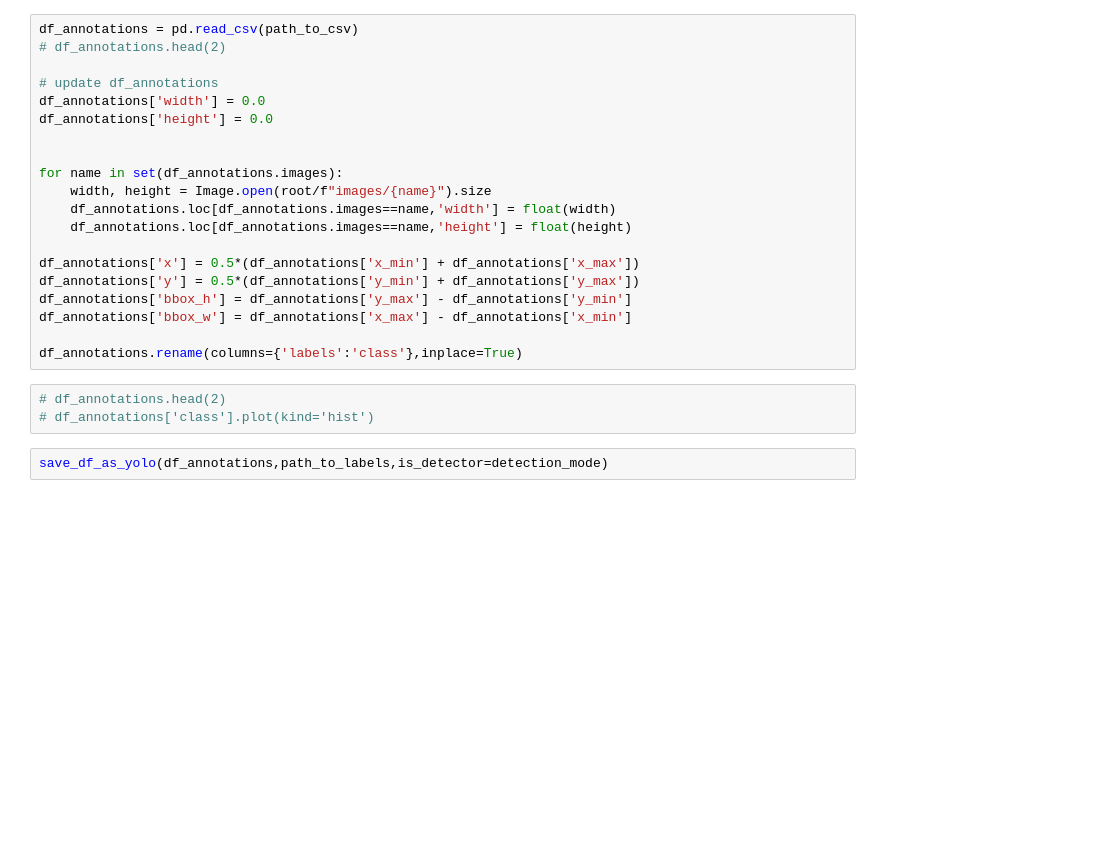
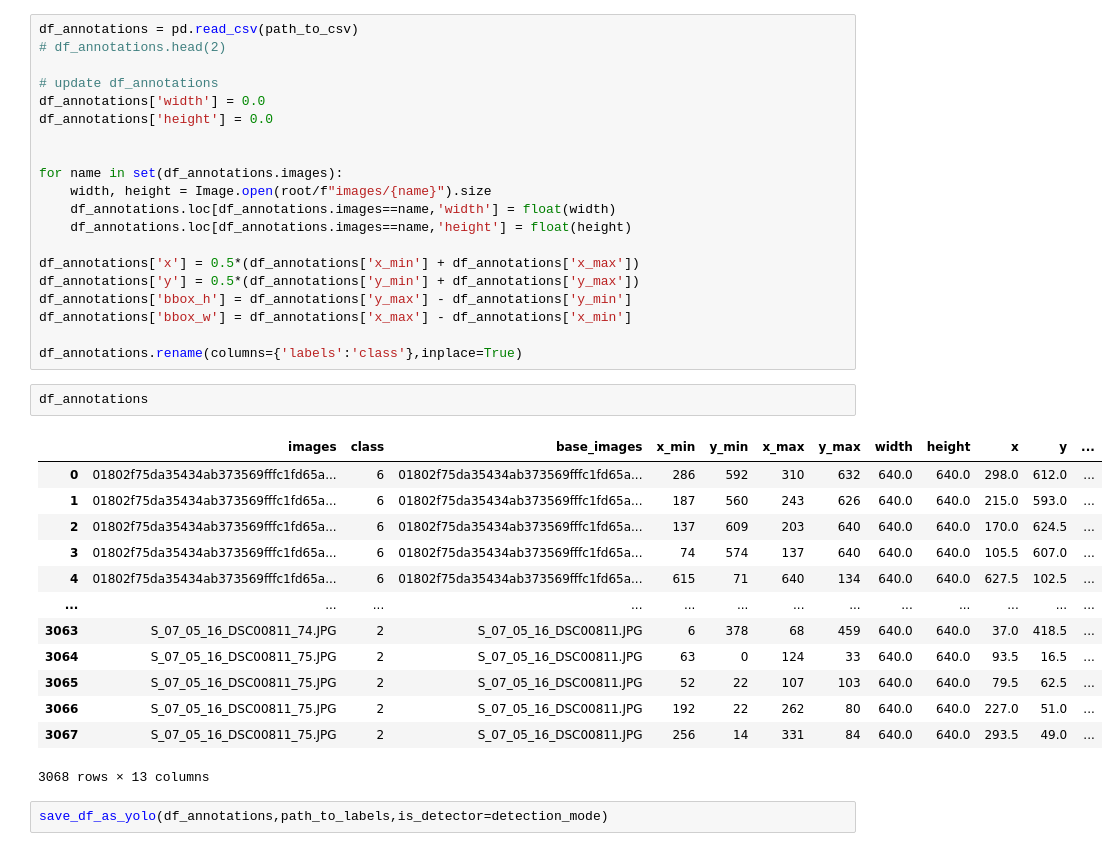
Before and after one commit to FadelMamar/datalabeling, a Jupyter notebook: notebooks/extra_datasets_creation.ipynb, the cells around one changed output. Saved outputs shown, nothing was run; the diff lists cells and outputs as text; blank space fills up the shorter version.

```diff
--- a/notebooks/extra_datasets_creation.ipynb
+++ b/notebooks/extra_datasets_creation.ipynb
@@ -578,8 +599,21 @@ df_annotations['bbox_h'] = df_annotations['y_max'] - df_annotations['y_min']
 df_annotations['bbox_w'] = df_annotations['x_max'] - df_annotations['x_min']
 
 df_annotations.rename(columns={'labels':'class'},inplace=True)
-# %%
-# df_annotations.head(2)
-# df_annotations['class'].plot(kind='hist')
+# %%
+df_annotations
+# %% [output]
+|  | images | class | base_images | x_min | y_min | x_max | y_max | width | height | x | y | ... |
+| 0 | 01802f75da35434ab373569fffc1fd65a... | 6 | 01802f75da35434ab373569fffc1fd65a... | 286 | 592 | 310 | 632 | 640.0 | 640.0 | 298.0 | 612.0 | ... |
+| 1 | 01802f75da35434ab373569fffc1fd65a... | 6 | 01802f75da35434ab373569fffc1fd65a... | 187 | 560 | 243 | 626 | 640.0 | 640.0 | 215.0 | 593.0 | ... |
+| 2 | 01802f75da35434ab373569fffc1fd65a... | 6 | 01802f75da35434ab373569fffc1fd65a... | 137 | 609 | 203 | 640 | 640.0 | 640.0 | 170.0 | 624.5 | ... |
+| 3 | 01802f75da35434ab373569fffc1fd65a... | 6 | 01802f75da35434ab373569fffc1fd65a... | 74 | 574 | 137 | 640 | 640.0 | 640.0 | 105.5 | 607.0 | ... |
+| 4 | 01802f75da35434ab373569fffc1fd65a... | 6 | 01802f75da35434ab373569fffc1fd65a... | 615 | 71 | 640 | 134 | 640.0 | 640.0 | 627.5 | 102.5 | ... |
+| ... | ... | ... | ... | ... | ... | ... | ... | ... | ... | ... | ... | ... |
+| 3063 | S_07_05_16_DSC00811_74.JPG | 2 | S_07_05_16_DSC00811.JPG | 6 | 378 | 68 | 459 | 640.0 | 640.0 | 37.0 | 418.5 | ... |
+| 3064 | S_07_05_16_DSC00811_75.JPG | 2 | S_07_05_16_DSC00811.JPG | 63 | 0 | 124 | 33 | 640.0 | 640.0 | 93.5 | 16.5 | ... |
+| 3065 | S_07_05_16_DSC00811_75.JPG | 2 | S_07_05_16_DSC00811.JPG | 52 | 22 | 107 | 103 | 640.0 | 640.0 | 79.5 | 62.5 | ... |
+| 3066 | S_07_05_16_DSC00811_75.JPG | 2 | S_07_05_16_DSC00811.JPG | 192 | 22 | 262 | 80 | 640.0 | 640.0 | 227.0 | 51.0 | ... |
+| 3067 | S_07_05_16_DSC00811_75.JPG | 2 | S_07_05_16_DSC00811.JPG | 256 | 14 | 331 | 84 | 640.0 | 640.0 | 293.5 | 49.0 | ... |
+3068 rows × 13 columns
 # %%
 save_df_as_yolo(df_annotations,path_to_labels,is_detector=detection_mode)
```
Also changed, not shown: parts of 9 cells of this notebook.
